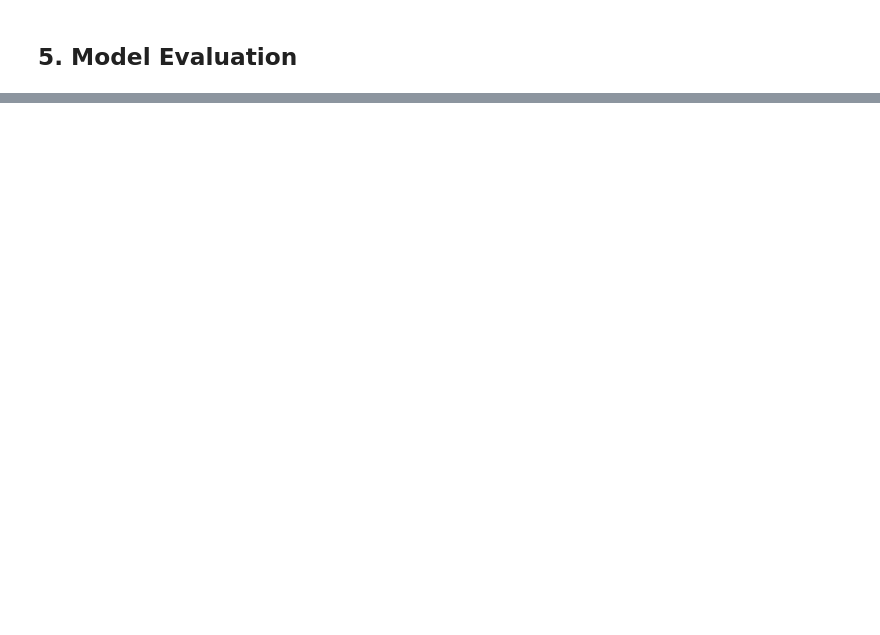
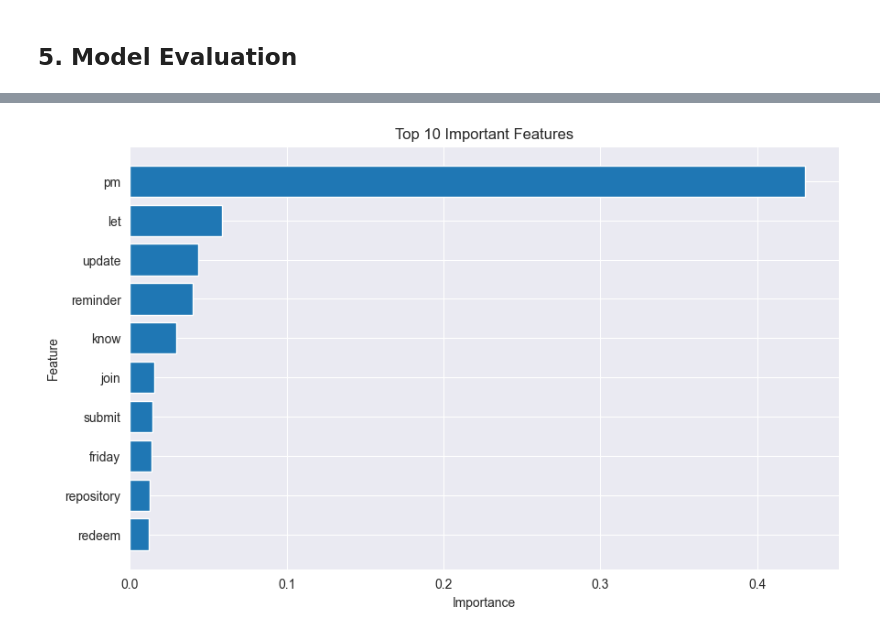
Before and after one commit to HubertFijolek1/machine-learning-projects, a Jupyter notebook: notebooks/02_classification.ipynb, the cells around one changed output, grey strips where cells are left out. Saved outputs shown, nothing was run; the diff lists cells and outputs as text; code cells hidden in the pictures; blank space fills up the shorter version.

```diff
--- a/notebooks/02_classification.ipynb
+++ b/notebooks/02_classification.ipynb
@@ -250,0 +273,14 @@ results_df
+# %%
+### Feature Importance for Random Forest
+importances = forest.feature_importances_
+indices = np.argsort(importances)[-10:]
+features = np.array(vectorizer.get_feature_names_out())[indices]
+
+plt.figure(figsize=(10, 6))
+plt.barh(features, importances[indices])
+plt.title('Top 10 Important Features')
+plt.xlabel('Importance')
+plt.ylabel('Feature')
+plt.show()
+# %% [output]
+[figure, added]
```
Also changed, not shown: parts of 5 cells of this notebook.
